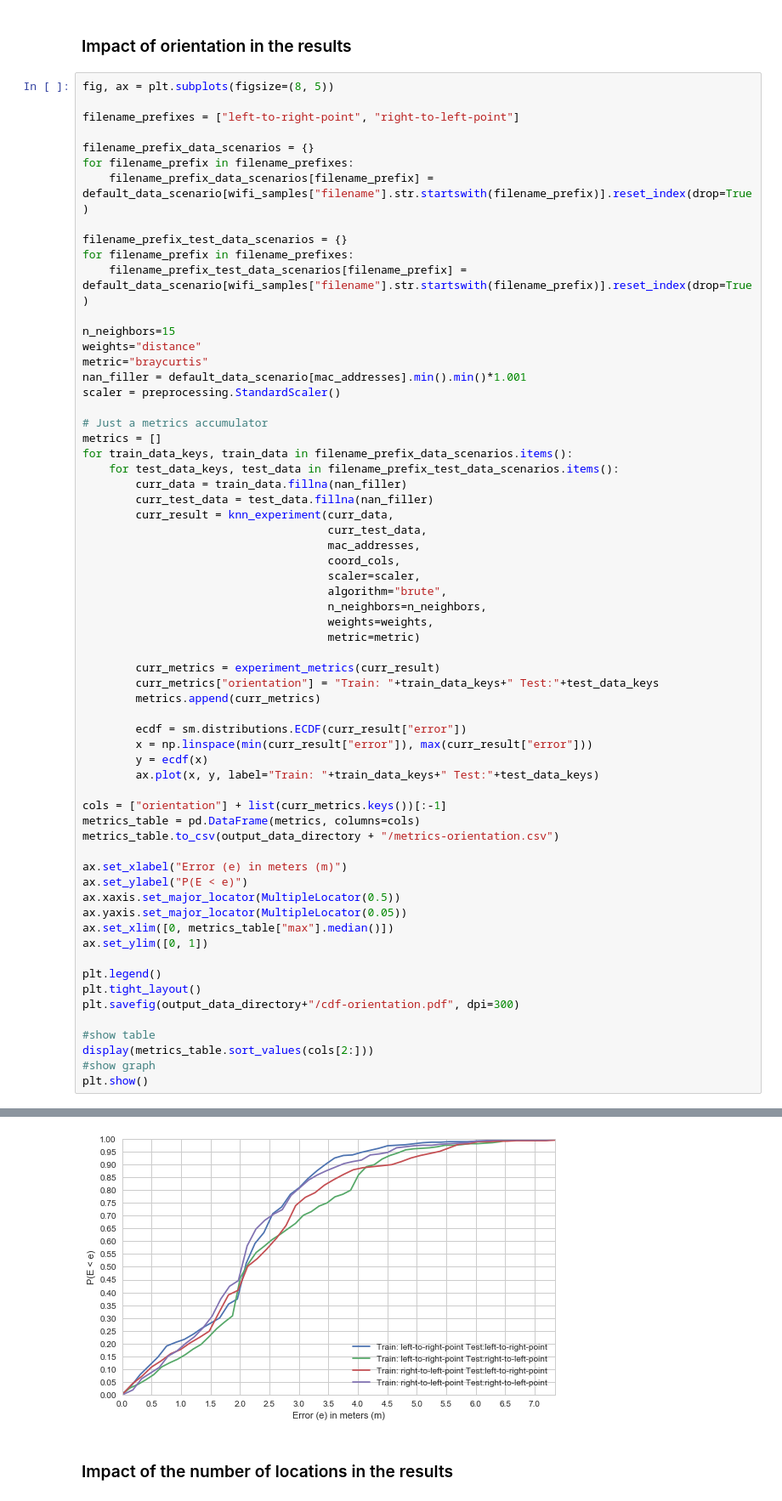
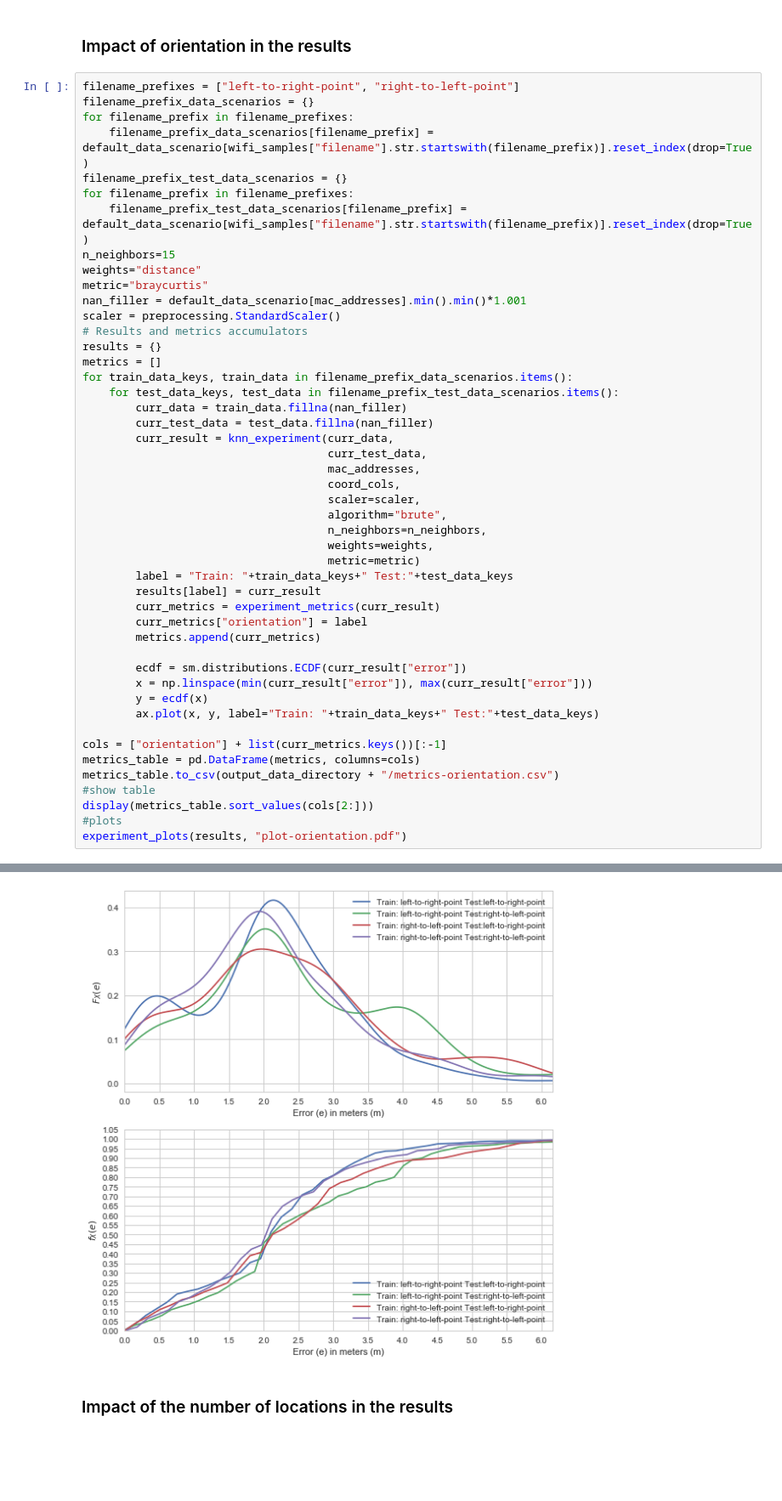
Before and after one commit to YanuX-Framework/YanuX-Cruncher, a Jupyter notebook: WifiFingerprintingExperiments.ipynb, the cells around one changed output, grey strips where cells are left out. Shown at 85% size. Drawn from its saved outputs; the diff is of its cells as text; blank space fills up the shorter version.

```diff
--- a/WifiFingerprintingExperiments.ipynb
+++ b/WifiFingerprintingExperiments.ipynb
@@ -688,75 +616,59 @@ plt.show()
 # %% [markdown]
 ### Impact of orientation in the results
 # %%
-fig, ax = plt.subplots(figsize=(8, 5))
-
 filename_prefixes = ["left-to-right-point", "right-to-left-point"]
-
 filename_prefix_data_scenarios = {}
 for filename_prefix in filename_prefixes:
     filename_prefix_data_scenarios[filename_prefix] = default_data_scenario[wifi_samples["filename"].str.startswith(filename_prefix)].reset_index(drop=True)
-
 filename_prefix_test_data_scenarios = {}
 for filename_prefix in filename_prefixes:
     filename_prefix_test_data_scenarios[filename_prefix] = default_data_scenario[wifi_samples["filename"].str.startswith(filename_prefix)].reset_index(drop=True)
-
 n_neighbors=15
 weights="distance"
 metric="braycurtis"
 nan_filler = default_data_scenario[mac_addresses].min().min()*1.001
 scaler = preprocessing.StandardScaler()
-
-# Just a metrics accumulator
+# Results and metrics accumulators
+results = {}
 metrics = []
 for train_data_keys, train_data in filename_prefix_data_scenarios.items():
     for test_data_keys, test_data in filename_prefix_test_data_scenarios.items():
         curr_data = train_data.fillna(nan_filler)
         curr_test_data = test_data.fillna(nan_filler)
         curr_result = knn_experiment(curr_data,
                                      curr_test_data,
                                      mac_addresses,
                                      coord_cols,
                                      scaler=scaler,
                                      algorithm="brute",
                                      n_neighbors=n_neighbors,
                                      weights=weights,
                                      metric=metric)
-
+        label = "Train: "+train_data_keys+" Test:"+test_data_keys
+        results[label] = curr_result
         curr_metrics = experiment_metrics(curr_result)
-        curr_metrics["orientation"] = "Train: "+train_data_keys+" Test:"+test_data_keys
+        curr_metrics["orientation"] = label
         metrics.append(curr_metrics)
 
         ecdf = sm.distributions.ECDF(curr_result["error"])
         x = np.linspace(min(curr_result["error"]), max(curr_result["error"]))
         y = ecdf(x)
         ax.plot(x, y, label="Train: "+train_data_keys+" Test:"+test_data_keys)
 
 cols = ["orientation"] + list(curr_metrics.keys())[:-1]
 metrics_table = pd.DataFrame(metrics, columns=cols)
 metrics_table.to_csv(output_data_directory + "/metrics-orientation.csv")
-
-ax.set_xlabel("Error (e) in meters (m)")
-ax.set_ylabel("P(E < e)")
-ax.xaxis.set_major_locator(MultipleLocator(0.5))
-ax.yaxis.set_major_locator(MultipleLocator(0.05))
-ax.set_xlim([0, metrics_table["max"].median()])
-ax.set_ylim([0, 1])
-
-plt.legend()
-plt.tight_layout()
-plt.savefig(output_data_directory+"/cdf-orientation.pdf", dpi=300)
-
 #show table
 display(metrics_table.sort_values(cols[2:]))
-#show graph
-plt.show()
+#plots
+experiment_plots(results, "plot-orientation.pdf")
 # %% [output]
 |  | orientation | mae | rmse | sd | mad | sem | min | p25 | p50 | p75 | p90 | ... |
 | 0 | Train: left-to-right-point Test:l... | 2.078508 | 2.398607 | 1.198329 | 0.895362 | 0.053591 | 2.818865e-03 | 1.293002 | 2.035648 | 2.742955 | 3.454114 | ... |
 | 3 | Train: right-to-left-point Test:r... | 2.108240 | 2.443425 | 1.236409 | 0.926857 | 0.055294 | 3.037623e-02 | 1.295125 | 2.000000 | 2.780447 | 3.721208 | ... |
 | 2 | Train: right-to-left-point Test:l... | 2.344952 | 2.757432 | 1.452188 | 1.121471 | 0.064944 | 9.237604e-03 | 1.491857 | 2.120310 | 3.005699 | 4.560532 | ... |
 | 1 | Train: left-to-right-point Test:r... | 2.465425 | 2.824193 | 1.378966 | 1.109925 | 0.061669 | 8.950904e-16 | 1.553214 | 2.124233 | 3.480434 | 4.247193 | ... |
-[figure, old version]
+[figure, new version]
 # %% [markdown]
 ### Impact of the number of locations in the results
 # %%
```
Also changed, not shown: parts of 18 cells of this notebook.
